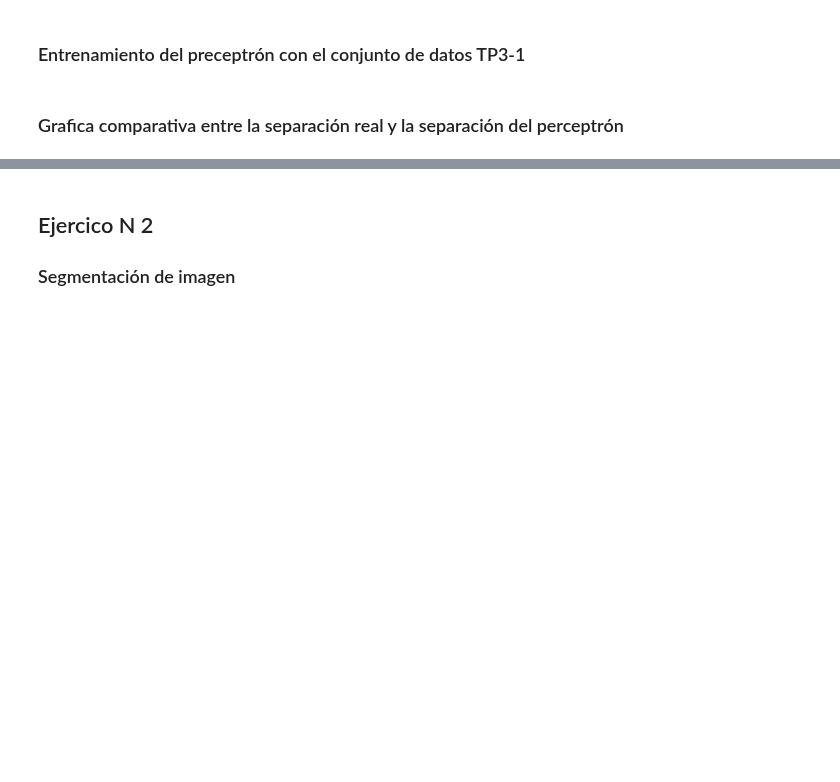
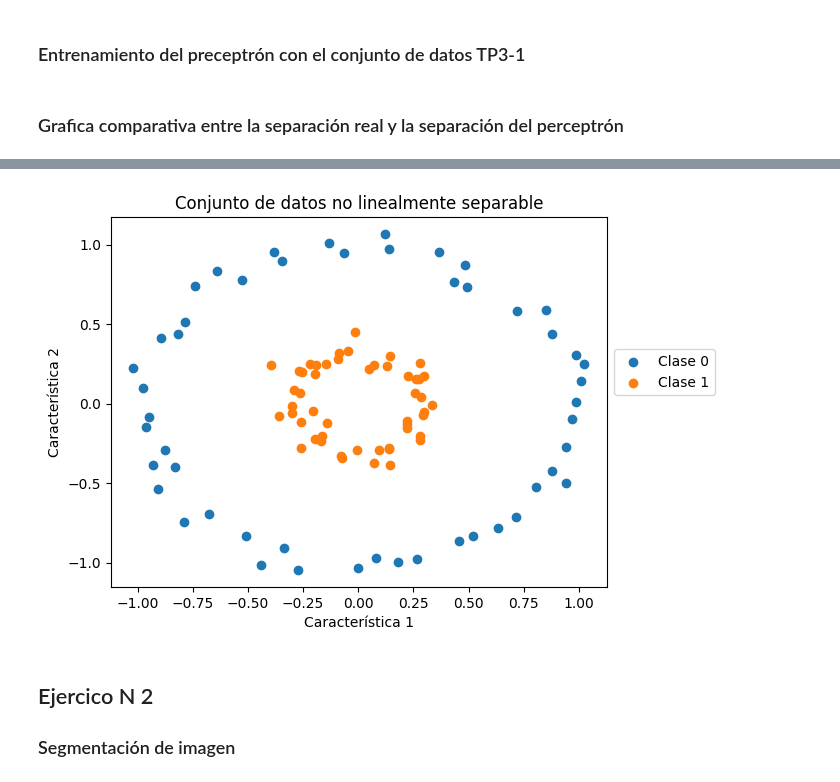
Before and after one commit to UnahurAprendizajeAutomatico/SVM, a Jupyter notebook: modelos/svm.ipynb, the cells around one changed output, grey strips where cells are left out. Cells and saved outputs as stored; diff of their text form; code cells hidden in the pictures; blank space fills up the shorter version.

```diff
--- a/modelos/svm.ipynb
+++ b/modelos/svm.ipynb
@@ -296,3 +157,21 @@ plt.show()
+# %%
+import numpy as np
+import matplotlib.pyplot as plt
+from sklearn.datasets import make_circles
+
+# Generar un conjunto de datos que no es linealmente separable
+X, y = make_circles(n_samples=100, factor=0.3, noise=0.05)
+
+# Visualizar los datos
+plt.scatter(X[y == 0, 0], X[y == 0, 1], label='Clase 0')
+plt.scatter(X[y == 1, 0], X[y == 1, 1], label='Clase 1')
+plt.xlabel('Característica 1')
+plt.ylabel('Característica 2')
+plt.legend(loc='lower left',bbox_to_anchor=(1, 0.5))
+plt.title('Conjunto de datos no linealmente separable')
+plt.show()
+# %% [output]
+[figure, added]
 # %% [markdown]
 ## Ejercico N 2
 ### Segmentación de imagen
```
Also changed, not shown: parts of 22 cells of this notebook.
